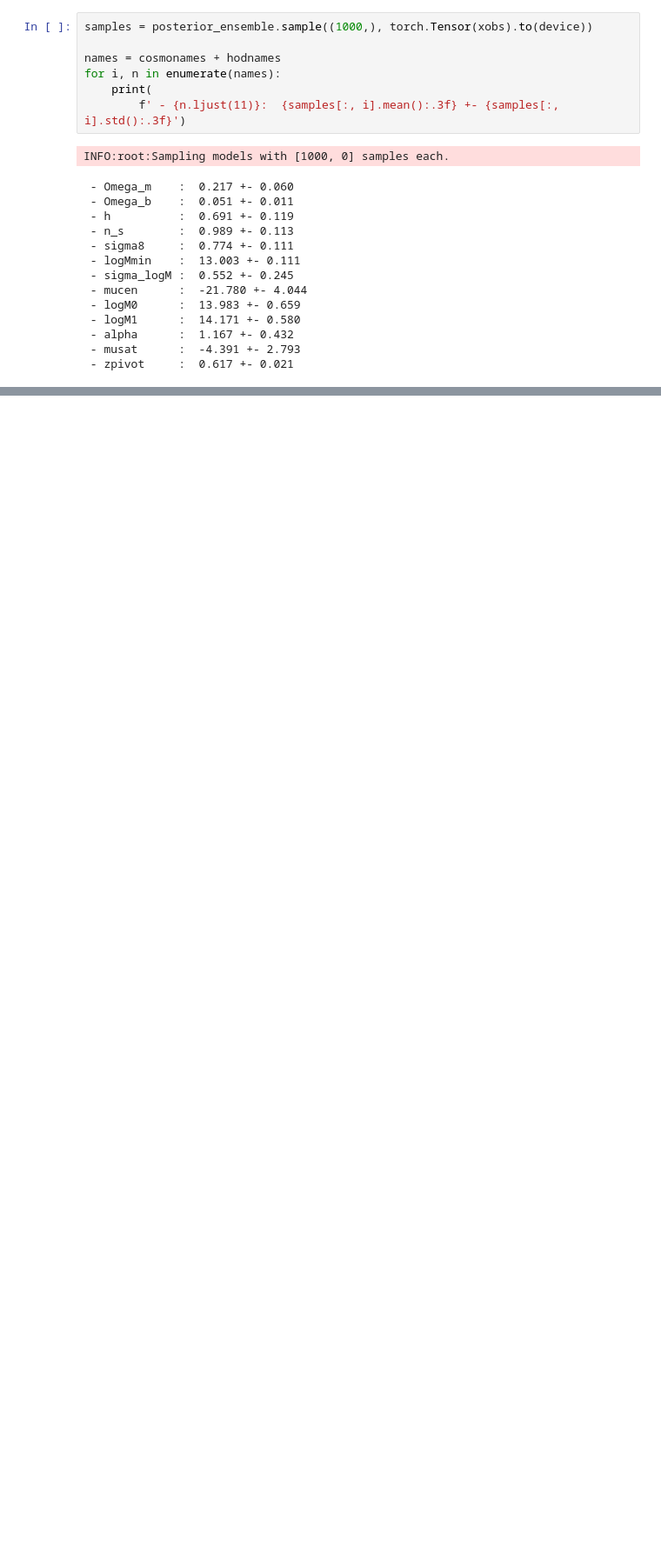
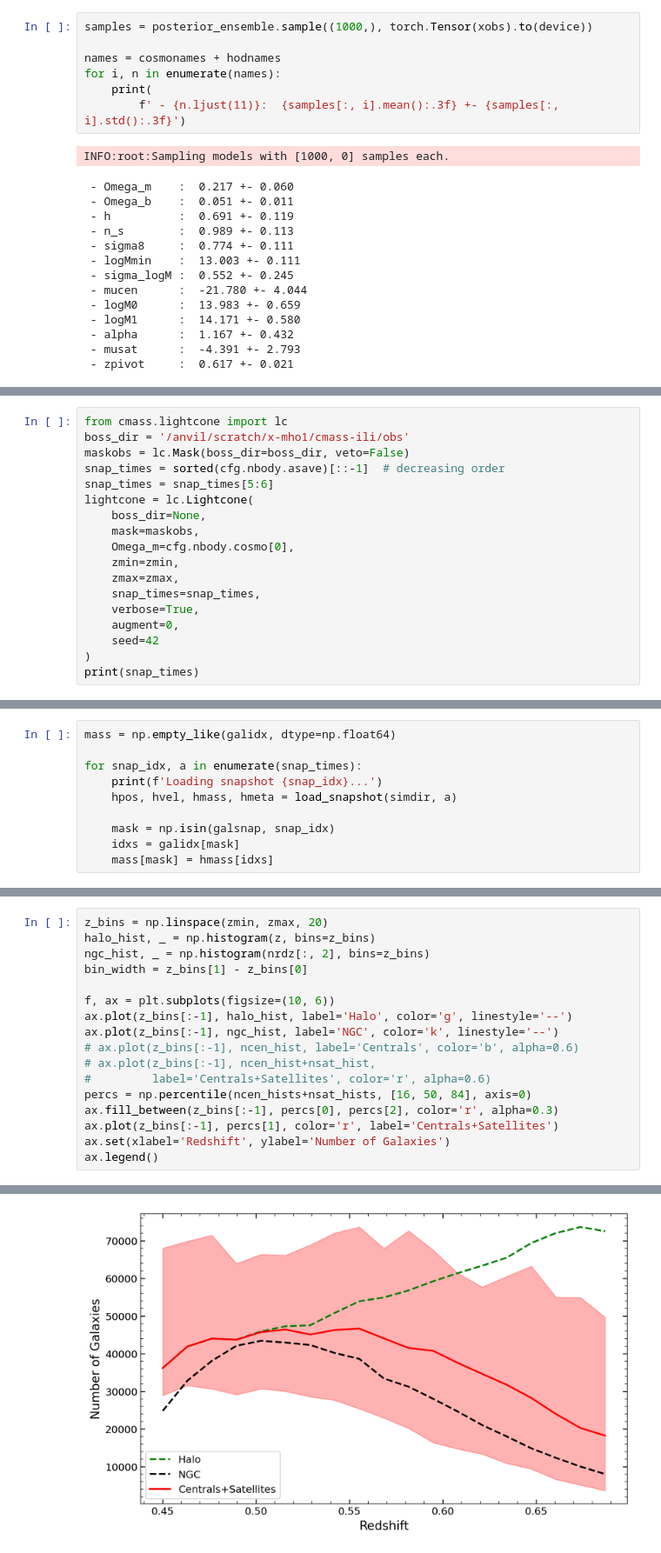
Before and after one commit to maho3/matts_tests, a Jupyter notebook: new_hod_lightcone.ipynb, the cells around one changed output, grey strips where cells are left out. Shown at 87% size. Drawn from its saved outputs; the diff is of its cells as text; blank space fills up the shorter version.

```diff
--- a/new_hod_lightcone.ipynb
+++ b/new_hod_lightcone.ipynb
@@ -1148,0 +1196,18 @@ INFO:root:Sampling models with [1000, 0] samples each.
+# %%
+from cmass.lightcone import lc
+boss_dir = '/anvil/scratch/x-mho1/cmass-ili/obs'
+maskobs = lc.Mask(boss_dir=boss_dir, veto=False)
+snap_times = sorted(cfg.nbody.asave)[::-1]  # decreasing order
+snap_times = snap_times[5:6]
+lightcone = lc.Lightcone(
+    boss_dir=None,
+    mask=maskobs,
+    Omega_m=cfg.nbody.cosmo[0],
+    zmin=zmin,
+    zmax=zmax,
+    snap_times=snap_times,
+    verbose=True,
+    augment=0,
+    seed=42
+)
+print(snap_times)
@@ -1148,0 +1268,10 @@ INFO:root:Sampling models with [1000, 0] samples each.
+# %%
+mass = np.empty_like(galidx, dtype=np.float64)
+
+for snap_idx, a in enumerate(snap_times):
+    print(f'Loading snapshot {snap_idx}...')
+    hpos, hvel, hmass, hmeta = load_snapshot(simdir, a)
+
+    mask = np.isin(galsnap, snap_idx)
+    idxs = galidx[mask]
+    mass[mask] = hmass[idxs]
@@ -1148,0 +1388,18 @@ INFO:root:Sampling models with [1000, 0] samples each.
+# %%
+z_bins = np.linspace(zmin, zmax, 20)
+halo_hist, _ = np.histogram(z, bins=z_bins)
+ngc_hist, _ = np.histogram(nrdz[:, 2], bins=z_bins)
+bin_width = z_bins[1] - z_bins[0]
+
+f, ax = plt.subplots(figsize=(10, 6))
+ax.plot(z_bins[:-1], halo_hist, label='Halo', color='g', linestyle='--')
+ax.plot(z_bins[:-1], ngc_hist, label='NGC', color='k', linestyle='--')
+# ax.plot(z_bins[:-1], ncen_hist, label='Centrals', color='b', alpha=0.6)
+# ax.plot(z_bins[:-1], ncen_hist+nsat_hist,
+#         label='Centrals+Satellites', color='r', alpha=0.6)
+percs = np.percentile(ncen_hists+nsat_hists, [16, 50, 84], axis=0)
+ax.fill_between(z_bins[:-1], percs[0], percs[2], color='r', alpha=0.3)
+ax.plot(z_bins[:-1], percs[1], color='r', label='Centrals+Satellites')
+ax.set(xlabel='Redshift', ylabel='Number of Galaxies')
+ax.legend()
+# %% [output]
@@ -1148,0 +1407 @@ INFO:root:Sampling models with [1000, 0] samples each.
+[figure, added]
```
Also changed, not shown: parts of 17 cells of this notebook.
